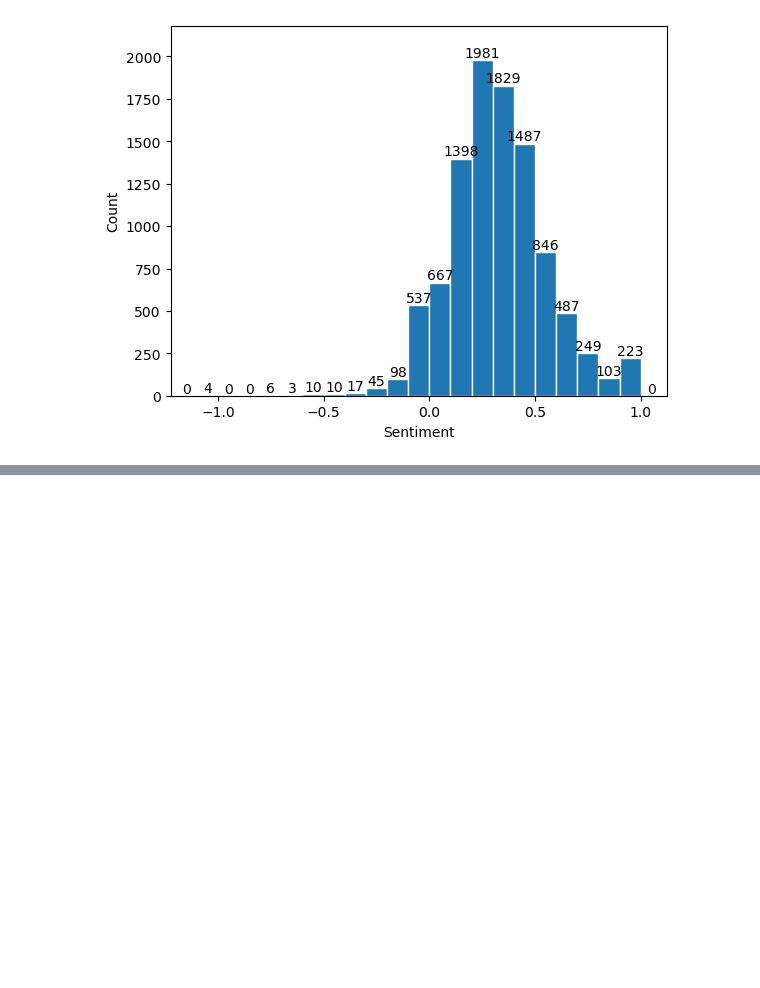
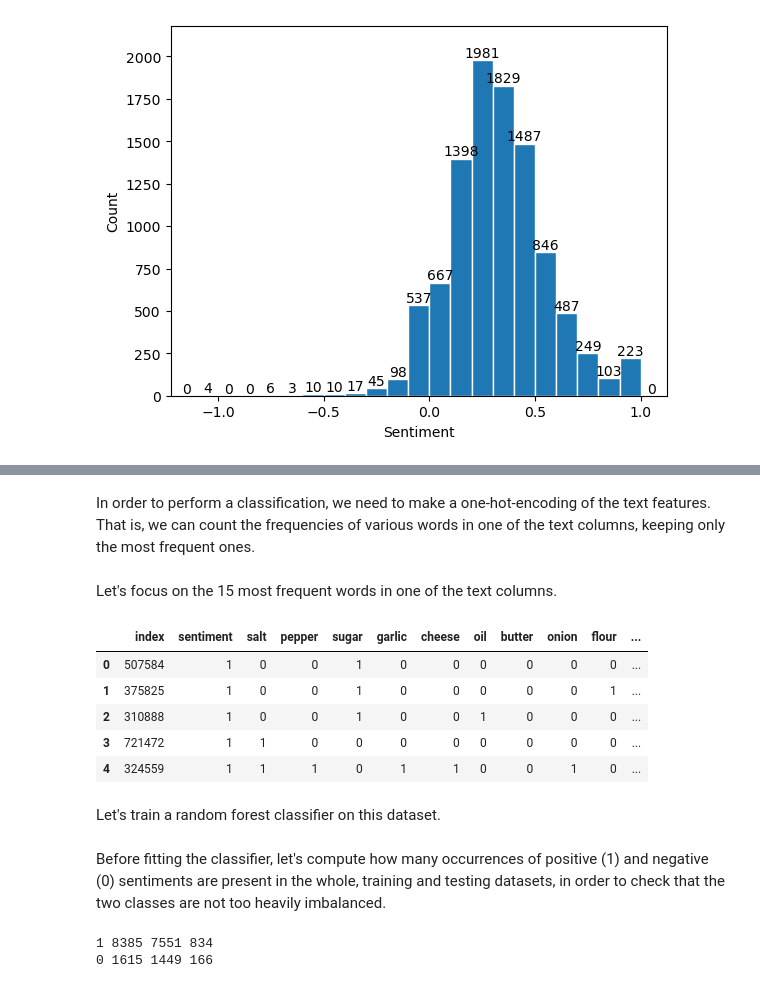
Before and after one commit to Soldaman93/food-sentiment, a Jupyter notebook: sentiment_analysis.ipynb, the cells around one changed output, grey strips where cells are left out. Saved outputs shown, nothing was run; the diff lists cells and outputs as text; code cells hidden in the pictures; blank space fills up the shorter version.

```diff
--- a/sentiment_analysis.ipynb
+++ b/sentiment_analysis.ipynb
@@ -145,0 +138,5 @@ plt.show()
+# %%
+df_classification = df_subset.drop(['user_id','recipe_id','date','contributor_id','submitted','nutrition','review','nostop_review','sentiment_1','sentiment_2'],axis=1)
+df_classification['sentiment_score'] = sent_3
+df_classification['sentiment'] = [1 if df_subset['sentiment_3'].iloc[i][0]['label']=='POSITIVE' else 0 for i in range(len(df_subset))]
+df_classification.drop('sentiment_3',axis=1,inplace=True)
@@ -145,0 +152,21 @@ plt.show()
+# %% [markdown]
+In order to perform a classification, we need to make a one-hot-encoding of the text features. That is, we can count the frequencies of various words in one of the text columns, keeping only the most frequent ones.
+# %%
+review_words_list = []
+tags_words_list = []
+name_words_list = []
+description_words_list = []
+ingredients_words_list = []
+
+for id, elem in df_classification.iterrows():
+    review_words_list += elem.plain_review
+    tags_words_list += elem.plain_tags
+    name_words_list += elem.plain_name
+    description_words_list += elem.plain_description
+    ingredients_words_list += elem.plain_ingredients
+
+review_words = dict(zip(Counter(review_words_list).keys(), Counter(review_words_list).values()))
+tags_words = dict(zip(Counter(tags_words_list).keys(), Counter(tags_words_list).values()))
+name_words = dict(zip(Counter(name_words_list).keys(), Counter(name_words_list).values()))
+description_words = dict(zip(Counter(description_words_list).keys(), Counter(description_words_list).values()))
+ingredients_words = dict(zip(Counter(ingredients_words_list).keys(), Counter(ingredients_words_list).values()))
@@ -145,0 +179,2 @@ plt.show()
+# %% [markdown]
+Let's focus on the 15 most frequent words in one of the text columns.
@@ -145,0 +225,12 @@ plt.show()
+# %%
+df = prepare_dataset(df_classification,'plain_ingredients',ingredients_words_sorted,15)
+df.head()
+# %% [output]
+|  | index | sentiment | salt | pepper | sugar | garlic | cheese | oil | butter | onion | flour | ... |
+| 0 | 507584 | 1 | 0 | 0 | 1 | 0 | 0 | 0 | 0 | 0 | 0 | ... |
+| 1 | 375825 | 1 | 0 | 0 | 1 | 0 | 0 | 0 | 0 | 0 | 1 | ... |
+| 2 | 310888 | 1 | 0 | 0 | 1 | 0 | 0 | 1 | 0 | 0 | 0 | ... |
+| 3 | 721472 | 1 | 1 | 0 | 0 | 0 | 0 | 0 | 0 | 0 | 0 | ... |
+| 4 | 324559 | 1 | 1 | 1 | 0 | 1 | 1 | 0 | 0 | 1 | 0 | ... |
+# %% [markdown]
+Let's train a random forest classifier on this dataset.
@@ -145,0 +242,8 @@ plt.show()
+# %% [markdown]
+Before fitting the classifier, let's compute how many occurrences of positive (1) and negative (0) sentiments are present in the whole, training and testing datasets, in order to check that the two classes are not too heavily imbalanced.
+# %%
+for sent in df.sentiment.unique():
+    print(sent,df.sentiment.loc[df.sentiment==sent].count(),y_train.loc[y_train==sent].count(),y_test.loc[y_test==sent].count())
+# %% [output]
+1 8385 7551 834
+0 1615 1449 166
```
Also changed, not shown: parts of 19 cells of this notebook.
